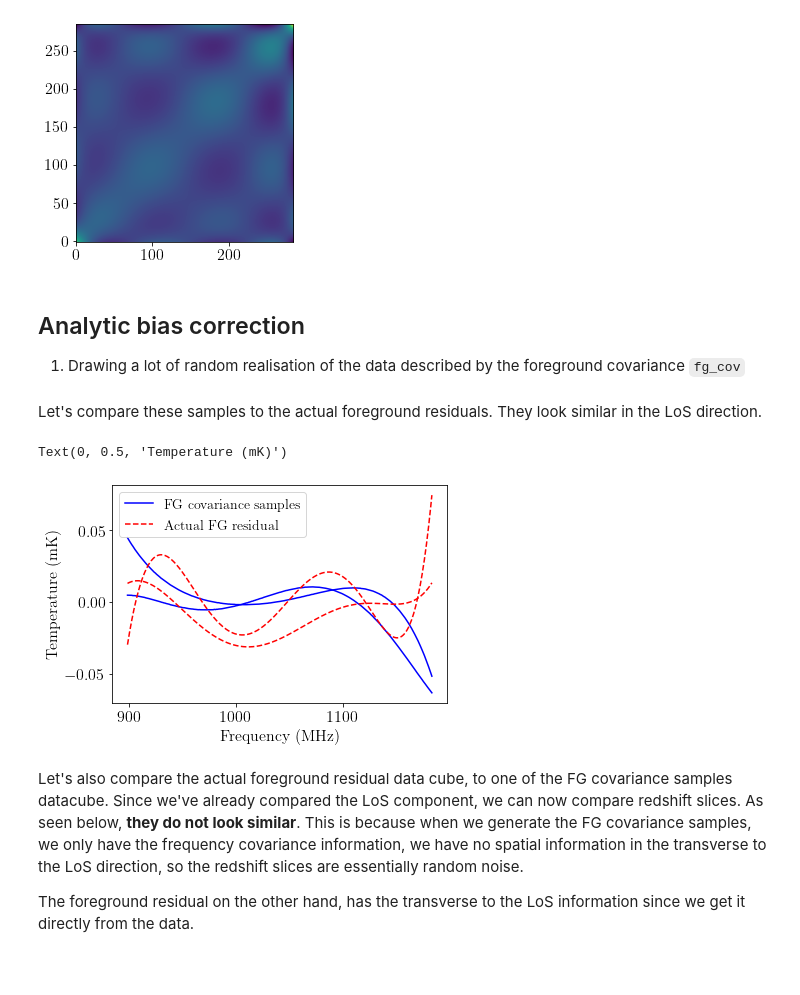
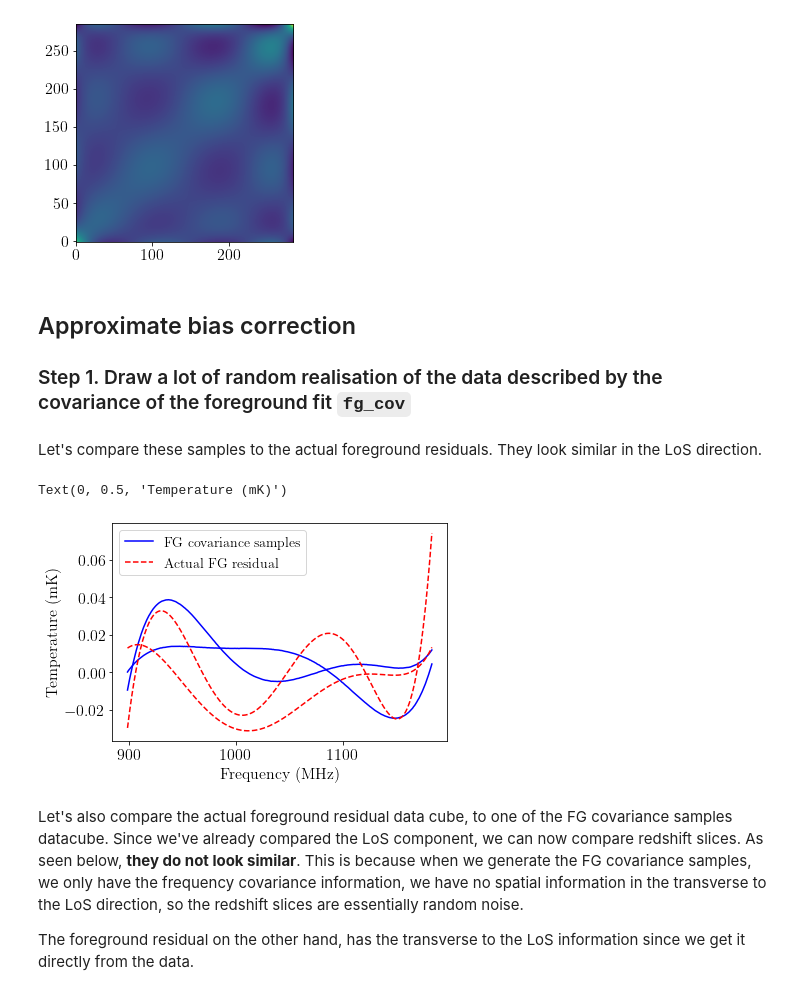
Before and after one commit to paulassoares/gpr4im, a Jupyter notebook: Jupyter Notebooks/bias_correction.ipynb, the cells around one changed output. Drawn from its saved outputs; the diff is of its cells as text; code cells hidden in the pictures; blank space fills up the shorter version.

Commit message:
updated bias correction notebook with LoS only bias correction

```diff
--- a/Jupyter Notebooks/bias_correction.ipynb
+++ b/Jupyter Notebooks/bias_correction.ipynb
@@ -89 +77,6 @@ reconstraining parameters Exponential.lengthscale
+# %%
+# kernel for the smooth foreground:
+kern_fg = GPy.kern.RBF(1, variance=162512.06549802964, lengthscale=494.544883186941)
+# kernel for the HI cosmological signal:
+kern_21 = GPy.kern.Exponential(1, variance=0.0010800143737052627, lengthscale=5.938678799344708)
 # %% [markdown]
@@ -93,7 +86,7 @@ Running GPR, to obtain:
 - `model`: the optimised GPR model
 - `fg_fit`: the foreground fit, which is removed from the data to yield the residual `gpr_res`
 # %%
-gpr_res, fg_cov, model = fg.GPRclean(Input, freqs, kern_fg, kern_21, NprePCA=0, num_restarts=40,
+gpr_res, fg_cov, model = fg.GPRclean(Input, freqs, kern_fg, kern_21, NprePCA=0, num_restarts=0,
                                       noise_data=None, heteroscedastic=False, zero_noise=True, invert=True)
 # this extracts the foreground fit:
 fg_fit, fg_cov = model.predict(freqs[:, np.newaxis], full_cov=True, kern=model.kern.rbf,
@@ -150,14 +125,14 @@ plt.imshow(fg_cov_actual, origin='lower')
 <matplotlib.image.AxesImage at 0x...>
 [figure]
 # %% [markdown]
-## Analytic bias correction
+## Approximate bias correction
 
-1. Drawing a lot of random realisation of the data described by the foreground covariance `fg_cov`
+### Step 1. Draw a lot of random realisation of the data described by the covariance of the foreground fit `fg_cov`
 # %%
 n_pix, n_freqs = Input.shape[0]*Input.shape[1], Input.shape[2]
 
 mu = np.zeros(n_freqs)# vector of the means, zero
-n_samples = 10
+n_samples = 20
 
 # Generate n separate samples paths from a Gaussian with mean mu and covariance fg_cov:
 samples = []
@@ -165,23 +140,24 @@ for i in range(n_samples):
     s = np.random.multivariate_normal(mu, fg_cov, (Input.shape[0]*Input.shape[1]))# * Input.std() * noise_smoothed.std()
     s = s[::-1]
     s = np.reshape(s,(Input.shape[0], Input.shape[1], Input.shape[2]))
+    #s = obs.ConvolveCube(s, zmax, lx, ly, sigma_beam, cosmo) # smoothing by telescope beam
     samples.append(s)
 
 samples = np.array(samples)
 # %% [markdown]
 Let's compare these samples to the actual foreground residuals. They look similar in the LoS direction.
 # %%
-plt.plot(freqs, load.LoSpixels(samples[1])[:,10], c='b', label='FG covariance samples')
-plt.plot(freqs, load.LoSpixels(samples[1])[:,200], c='b')
+plt.plot(freqs, load.LoSpixels(samples[9])[:,10], c='b', label='FG covariance samples')
+plt.plot(freqs, load.LoSpixels(samples[9])[:,2000], c='b')
 plt.plot(freqs, fg_res[:,10], ls='dashed', c='r', label='Actual FG residual')
 plt.plot(freqs, fg_res[:,200], ls='dashed', c='r')
 
 plt.legend(fontsize=14)
 plt.xlabel('Frequency (MHz)')
 plt.ylabel('Temperature (mK)')
 # %% [output]
 Text(0, 0.5, 'Temperature (mK)')
-[figure, old version]
+[figure, new version]
 # %% [markdown]
 Let's also compare the actual foreground residual data cube, to one of the FG covariance samples datacube. Since we've already compared the LoS component, we can now compare redshift slices. As seen below, __they do not look similar__. This is because when we generate the FG covariance samples, we only have the frequency covariance information, we have no spatial information in the transverse to the LoS direction, so the redshift slices are essentially random noise.
 
```
Also changed, not shown: parts of 48 cells of this notebook, 1 other file.
